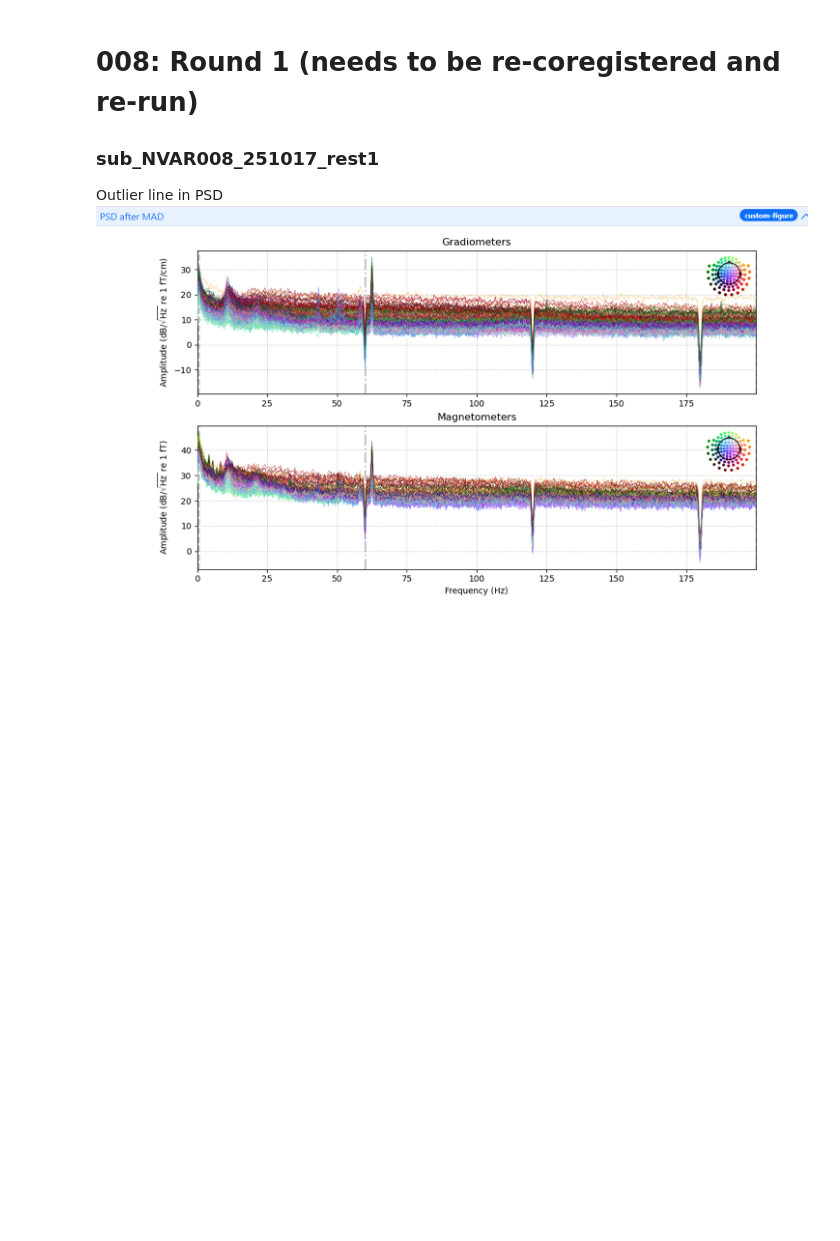
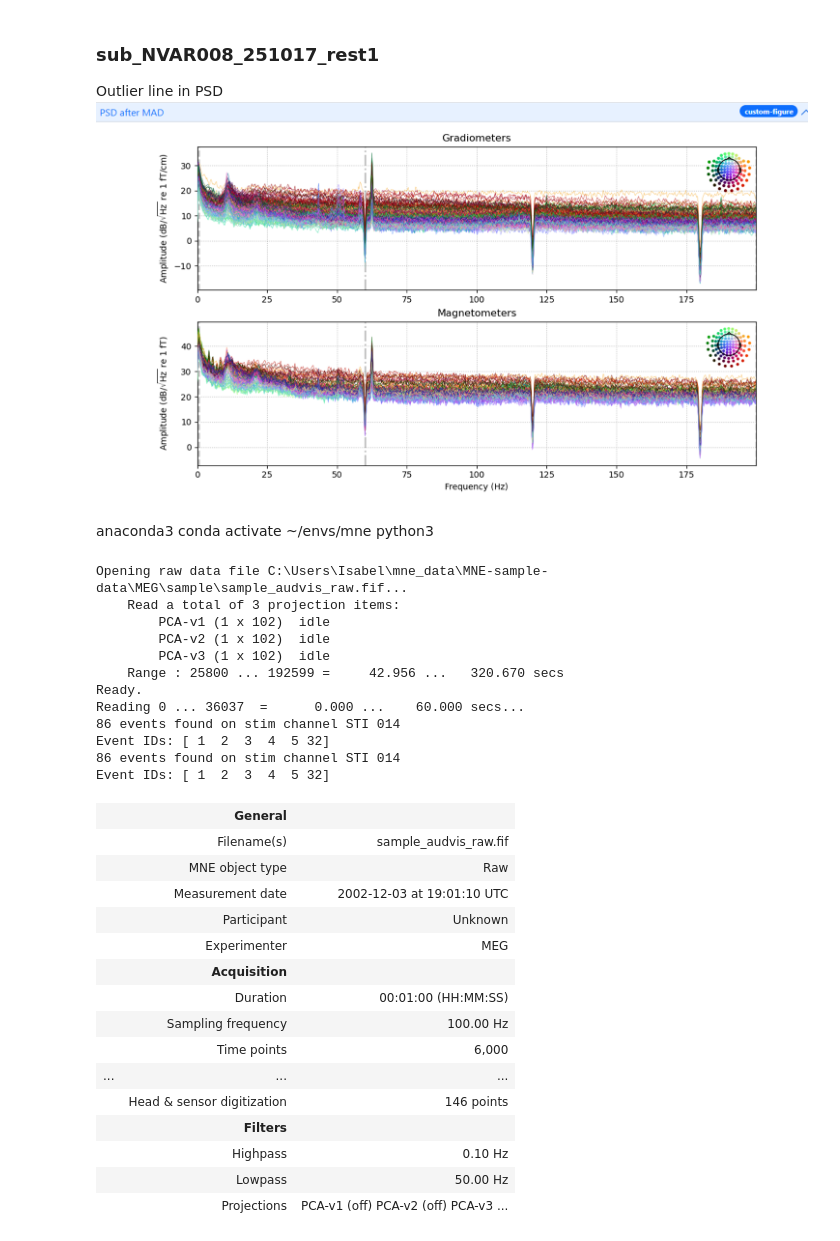
Before and after one commit to isabel-wilson/NVAR_scripts, a Jupyter notebook: QC.ipynb, the cells around one changed output. Cells and saved outputs as stored; diff of their text form; code cells hidden in the pictures; blank space fills up the shorter version.

```diff
--- a/QC.ipynb
+++ b/QC.ipynb
@@ -34,7 +58,49 @@ stc_name = "sub_" + session + "_raw_tsss_beamformer_stc"
 stc_path = os.path.join(input_dir, stc_name)
 sprint_path = os.path.join(og_dir, "sprint_output.pkl")
 # %% [markdown]
-# 008: Round 1 (needs to be re-coregistered and re-run)
 ### sub_NVAR008_251017_rest1
 Outlier line in PSD
 ![image.png](attachment:image.png)
+# %% [markdown]
+anaconda3
+conda activate ~/envs/mne
+python3
+# %%
+import mne
+import os
+sample_data_folder = mne.datasets.sample.data_path()
+sample_data_raw_file = os.path.join(
+    sample_data_folder, "MEG", "sample", "sample_audvis_raw.fif"
+)
+# here we crop and resample just for speed
+raw = mne.io.read_raw_fif(sample_data_raw_file).crop(0, 60)
+raw.load_data().resample(100)
+# %% [output]
+Opening raw data file C:\Users\Isabel\mne_data\MNE-sample-data\MEG\sample\sample_audvis_raw.fif...
+    Read a total of 3 projection items:
+        PCA-v1 (1 x 102)  idle
+        PCA-v2 (1 x 102)  idle
+        PCA-v3 (1 x 102)  idle
+    Range : 25800 ... 192599 =     42.956 ...   320.670 secs
+Ready.
+Reading 0 ... 36037  =      0.000 ...    60.000 secs...
+86 events found on stim channel STI 014
+Event IDs: [ 1  2  3  4  5 32]
+86 events found on stim channel STI 014
+Event IDs: [ 1  2  3  4  5 32]
+|  | General |  |
+|  | Filename(s) | sample_audvis_raw.fif |
+|  | MNE object type | Raw |
+|  | Measurement date | 2002-12-03 at 19:01:10 UTC |
+|  | Participant | Unknown |
+|  | Experimenter | MEG |
+|  | Acquisition |  |
+|  | Duration | 00:01:00 (HH:MM:SS) |
+|  | Sampling frequency | 100.00 Hz |
+|  | Time points | 6,000 |
+| ... | ... | ... |
+|  | Head & sensor digitization | 146 points |
+|  | Filters |  |
+|  | Highpass | 0.10 Hz |
+|  | Lowpass | 50.00 Hz |
+|  | Projections | PCA-v1 (off) PCA-v2 (off) PCA-v3 ... |
```
Also changed, not shown: parts of 6 cells of this notebook, 22 other files.
